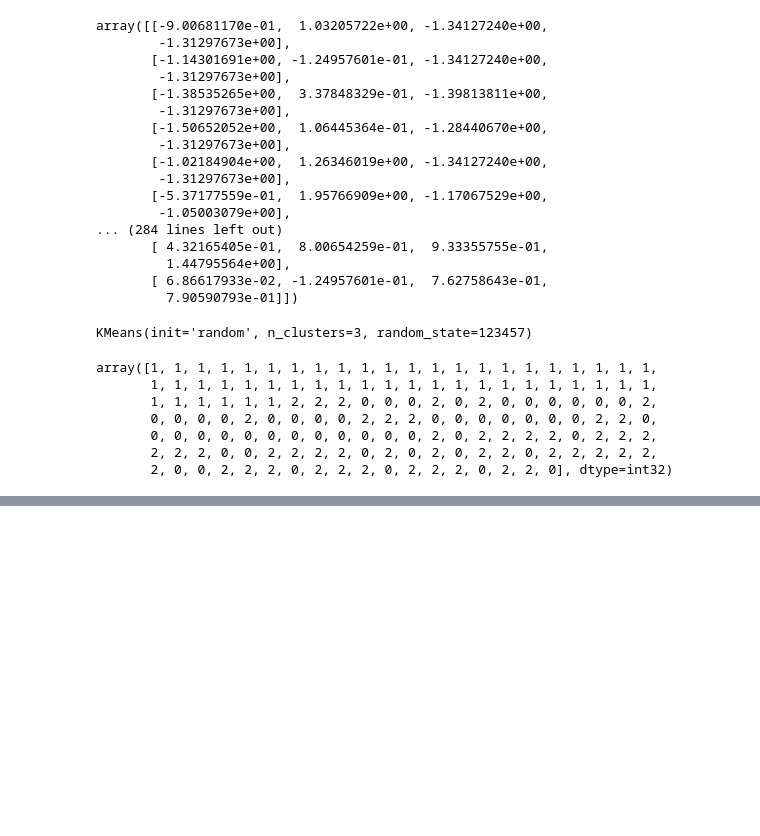
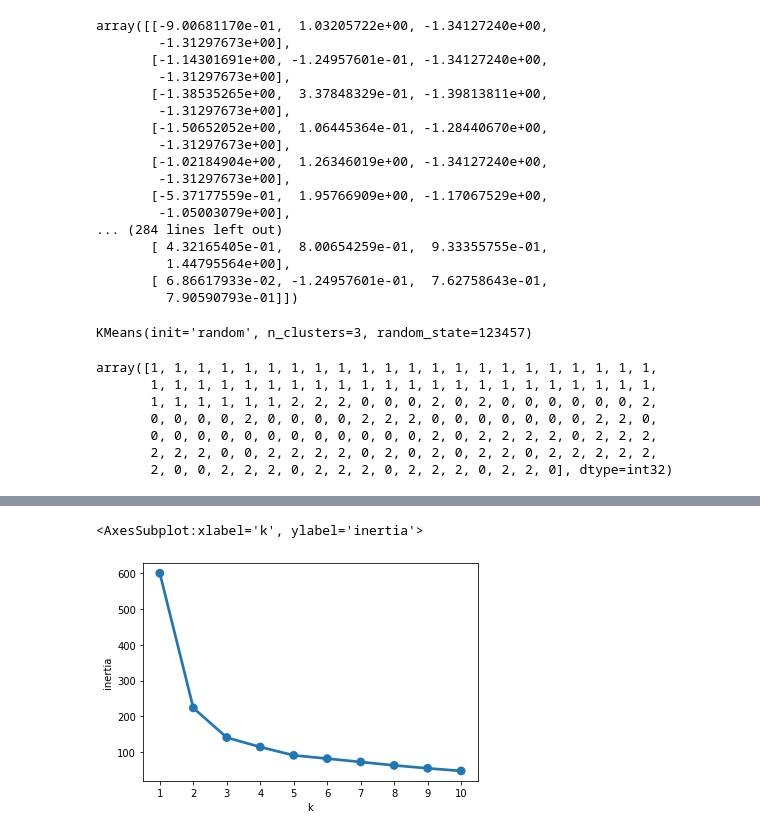
Before and after one commit to ferminitu/F_de_Informatica, a Jupyter notebook: F. de Informática/Python avanzado/Ciencia de Datos/Clase 10-06/iris.ipynb, the cells around one changed output, grey strips where cells are left out. Drawn from its saved outputs; the diff is of its cells as text; code cells hidden in the pictures; blank space fills up the shorter version.

```diff
--- a/F. de Informática/Python avanzado/Ciencia de Datos/Clase 10-06/iris.ipynb
+++ b/F. de Informática/Python avanzado/Ciencia de Datos/Clase 10-06/iris.ipynb
@@ -89,0 +138,17 @@ array([1, 1, 1, 1, 1, 1, 1, 1, 1, 1, 1, 1, 1, 1, 1, 1, 1, 1, 1, 1, 1, 1,
+# %%
+inertia_k = {}
+lista = [1,2,3,4,5,6,7,8,9,10]
+inertia_k["k"] = lista
+inertia_lista = []
+k = 0
+while k < 10:
+    k += 1
+    kmeans = KMeans(n_clusters = k, init="random", n_init=10, max_iter=300, random_state=123457)
+    kmeans.fit(iris_escaleado)
+    inertia = kmeans.inertia_
+    inertia_lista.append(inertia)
+    inertia_k["inertia"] = inertia_lista
+    inertia_k
+# %%
+k_vs_inertia = pd.DataFrame(inertia_k)
+k_vs_inertia
@@ -89,0 +167,6 @@ array([1, 1, 1, 1, 1, 1, 1, 1, 1, 1, 1, 1, 1, 1, 1, 1, 1, 1, 1, 1, 1, 1,
+# %%
+inertia_vs_k = sns.pointplot(data = k_vs_inertia, x="k", y="inertia")
+inertia_vs_k
+# %% [output]
+<AxesSubplot:xlabel='k', ylabel='inertia'>
+[figure, added]
```
Also changed, not shown: parts of 12 cells of this notebook.
